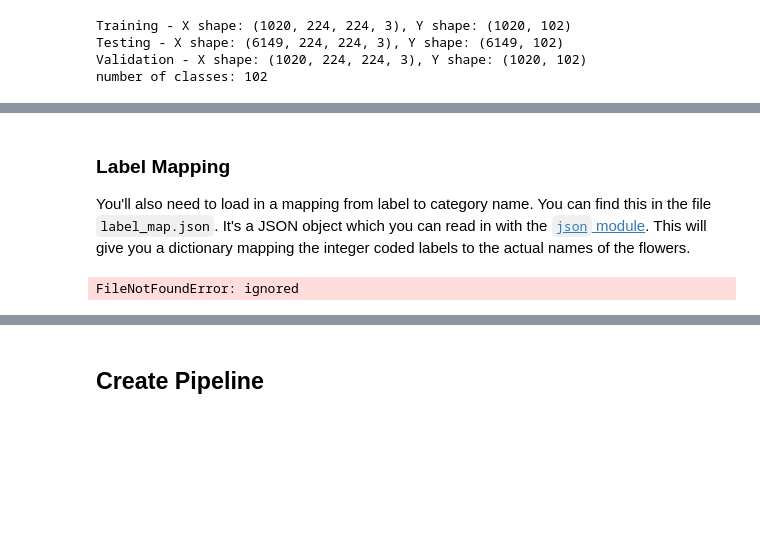
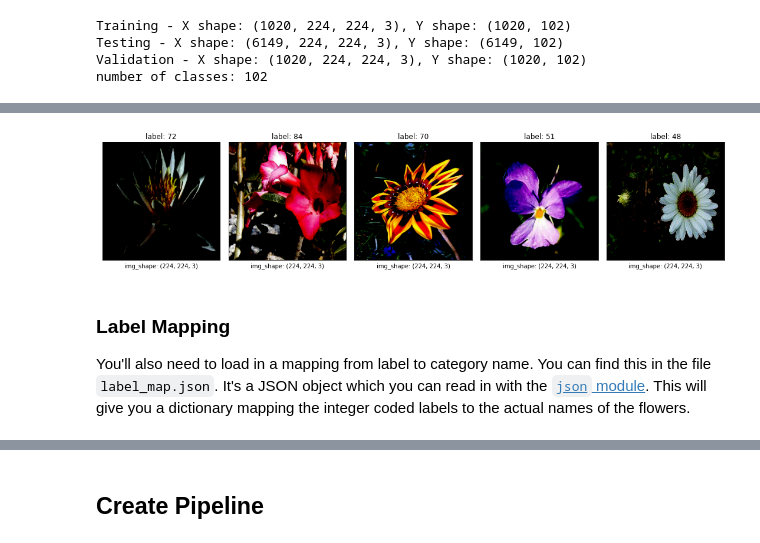
Before and after one commit to CheloGE/ML-tensorflow-Image_classifier-oxford_flowers102, a Jupyter notebook: Project_Image_Classifier_Project.ipynb, the cells around one changed output, grey strips where cells are left out. Cells and saved outputs as stored; diff of their text form; code cells hidden in the pictures; blank space fills up the shorter version.

```diff
--- a/Project_Image_Classifier_Project.ipynb
+++ b/Project_Image_Classifier_Project.ipynb
@@ -154,16 +147,7 @@ def oneHotEncode(labels):
     return oneHotEncode.transform(labels)
 # %%
 ## Format images:
-# resize images
-X_train = resize_image(X_train)
-X_test = resize_image(X_test)
-X_validation = resize_image(X_validation)
-# normalize images
-X_train = normalize_image(X_train)
-X_test = normalize_image(X_test)
-X_validation = normalize_image(X_validation)
-
-## One hot encode labels
-Y_train_oneHot = oneHotEncode(Y_train)
-Y_test_oneHot = oneHotEncode(Y_test)
-Y_validation_oneHot = oneHotEncode(Y_validation)
+# resize images & normalize images
+X_train = normalize_image(resize_image(X_train))
+X_test = normalize_image(resize_image(X_test))
+X_validation = normalize_image(resize_image(X_validation))
@@ -186,0 +171,14 @@ number of classes: 102
+# %%
+# Visualizing first 5 training images
+fig = plt.figure(figsize=(15,15))
+i=0
+for image, label in zip(X_train[:5], Y_train[:5]):
+    ax = fig.add_subplot(1,5,i+1)
+    ax.set_xticks([])
+    ax.set_yticks([])
+    plt.imshow(image)
+    plt.title(f"label: {label}")
+    plt.xlabel(f"img_shape: {image.shape}")
+    i=i+1;
+fig.tight_layout()
+# %% [output]
@@ -187,9 +190,5 @@ number of classes: 102
+[figure, added]
 # %% [markdown]
 ### Label Mapping
 
 You'll also need to load in a mapping from label to category name. You can find this in the file `label_map.json`. It's a JSON object which you can read in with the [`json` module](https://docs.python.org/3.7/library/json.html). This will give you a dictionary mapping the integer coded labels to the actual names of the flowers.
-# %%
-with open('label_map.json', 'r') as f:
-    class_names = json.load(f)
-# %% [output]
-FileNotFoundError: ignored
```
Also changed, not shown: parts of 12 cells of this notebook.
